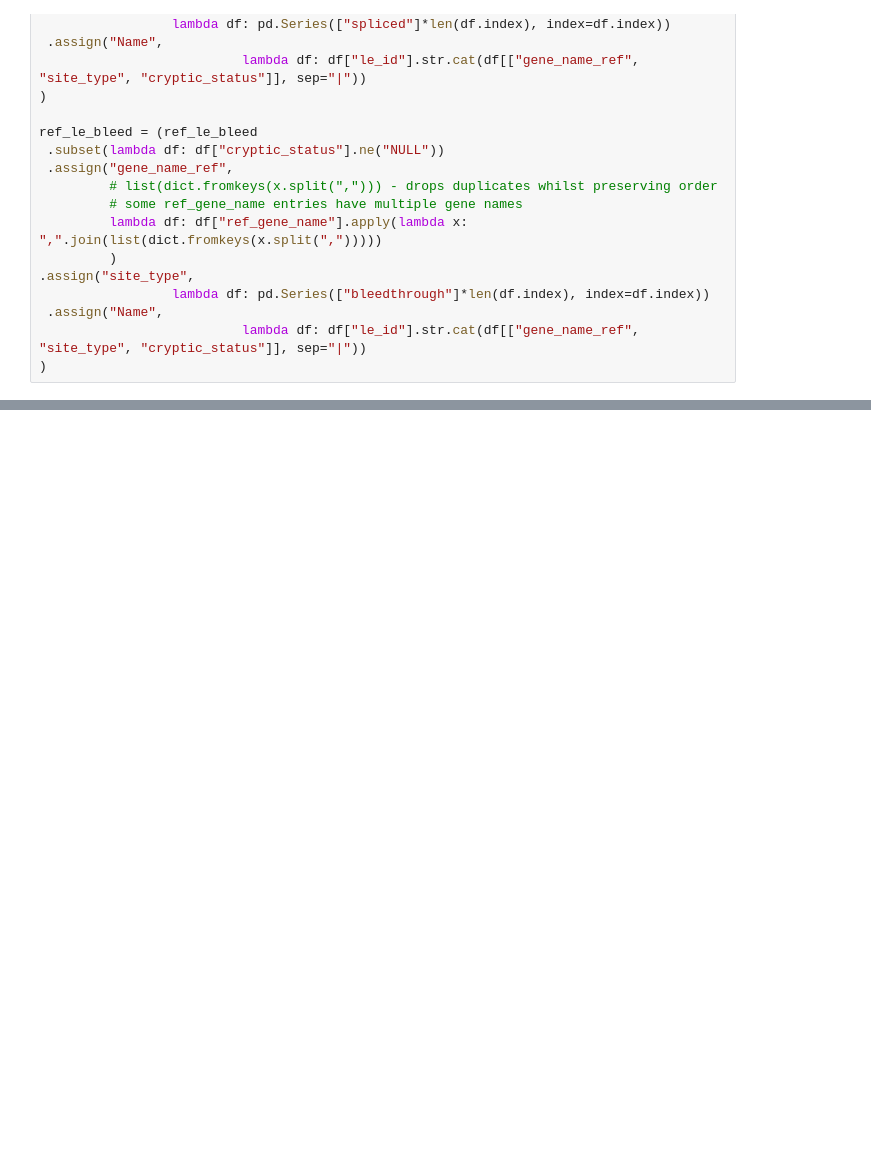
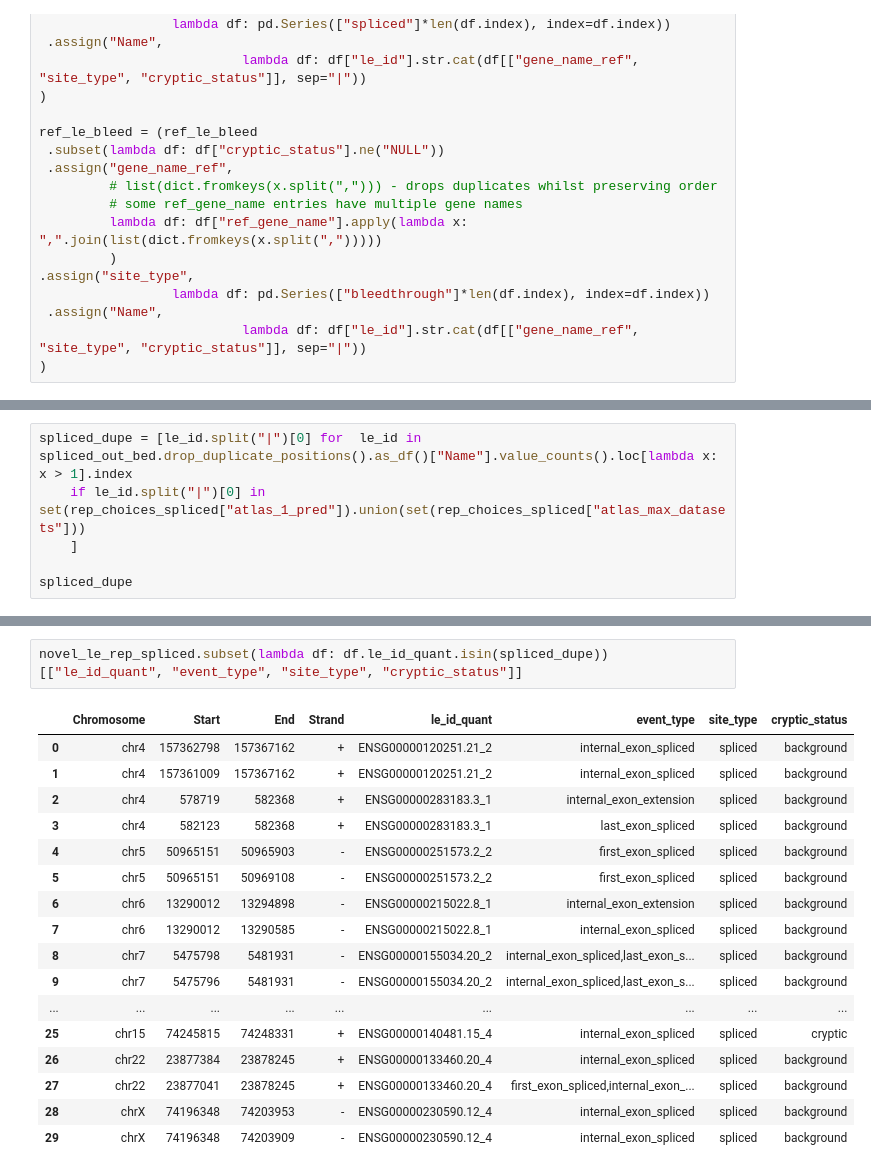
Before and after one commit to frattalab/tdp43-apa, a Jupyter notebook: motifs/notebooks/define_iclip_regions_ale.ipynb, the cells around one changed output, grey strips where cells are left out. Saved outputs shown, nothing was run; the diff lists cells and outputs as text; blank space fills up the shorter version.

```diff
--- a/motifs/notebooks/define_iclip_regions_ale.ipynb
+++ b/motifs/notebooks/define_iclip_regions_ale.ipynb
@@ -464,0 +570,6 @@ Counter({None: 526, 'atlas_1_pred': 62, 'atlas_max_datasets': 32})
+# %%
+spliced_dupe = [le_id.split("|")[0] for  le_id in spliced_out_bed.drop_duplicate_positions().as_df()["Name"].value_counts().loc[lambda x: x > 1].index
+    if le_id.split("|")[0] in set(rep_choices_spliced["atlas_1_pred"]).union(set(rep_choices_spliced["atlas_max_datasets"]))
+    ]
+
+spliced_dupe
@@ -464,0 +592,20 @@ Counter({None: 526, 'atlas_1_pred': 62, 'atlas_max_datasets': 32})
+# %%
+novel_le_rep_spliced.subset(lambda df: df.le_id_quant.isin(spliced_dupe))[["le_id_quant", "event_type", "site_type", "cryptic_status"]]
+# %% [output]
+|  | Chromosome | Start | End | Strand | le_id_quant | event_type | site_type | cryptic_status |
+| 0 | chr4 | 157362798 | 157367162 | + | ENSG00000120251.21_2 | internal_exon_spliced | spliced | background |
+| 1 | chr4 | 157361009 | 157367162 | + | ENSG00000120251.21_2 | internal_exon_spliced | spliced | background |
+| 2 | chr4 | 578719 | 582368 | + | ENSG00000283183.3_1 | internal_exon_extension | spliced | background |
+| 3 | chr4 | 582123 | 582368 | + | ENSG00000283183.3_1 | last_exon_spliced | spliced | background |
+| 4 | chr5 | 50965151 | 50965903 | - | ENSG00000251573.2_2 | first_exon_spliced | spliced | background |
+| 5 | chr5 | 50965151 | 50969108 | - | ENSG00000251573.2_2 | first_exon_spliced | spliced | background |
+| 6 | chr6 | 13290012 | 13294898 | - | ENSG00000215022.8_1 | internal_exon_extension | spliced | background |
+| 7 | chr6 | 13290012 | 13290585 | - | ENSG00000215022.8_1 | internal_exon_spliced | spliced | background |
+| 8 | chr7 | 5475798 | 5481931 | - | ENSG00000155034.20_2 | internal_exon_spliced,last_exon_s... | spliced | background |
+| 9 | chr7 | 5475796 | 5481931 | - | ENSG00000155034.20_2 | internal_exon_spliced,last_exon_s... | spliced | background |
+| ... | ... | ... | ... | ... | ... | ... | ... | ... |
+| 25 | chr15 | 74245815 | 74248331 | + | ENSG00000140481.15_4 | internal_exon_spliced | spliced | cryptic |
+| 26 | chr22 | 23877384 | 23878245 | + | ENSG00000133460.20_4 | internal_exon_spliced | spliced | background |
+| 27 | chr22 | 23877041 | 23878245 | + | ENSG00000133460.20_4 | first_exon_spliced,internal_exon_... | spliced | background |
+| 28 | chrX | 74196348 | 74203953 | - | ENSG00000230590.12_4 | internal_exon_spliced | spliced | background |
+| 29 | chrX | 74196348 | 74203909 | - | ENSG00000230590.12_4 | internal_exon_spliced | spliced | background |
```
Also changed, not shown: parts of 41 cells of this notebook, 1 other file.
